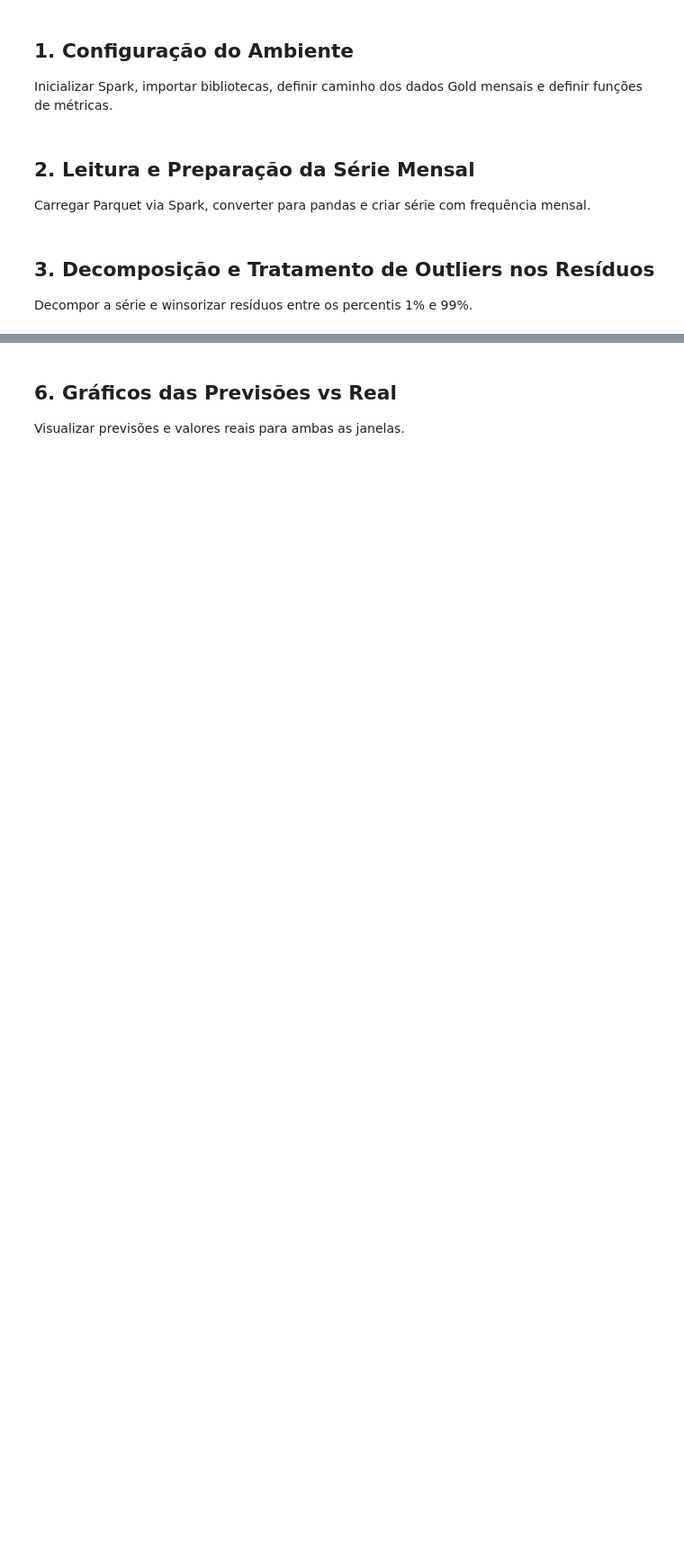
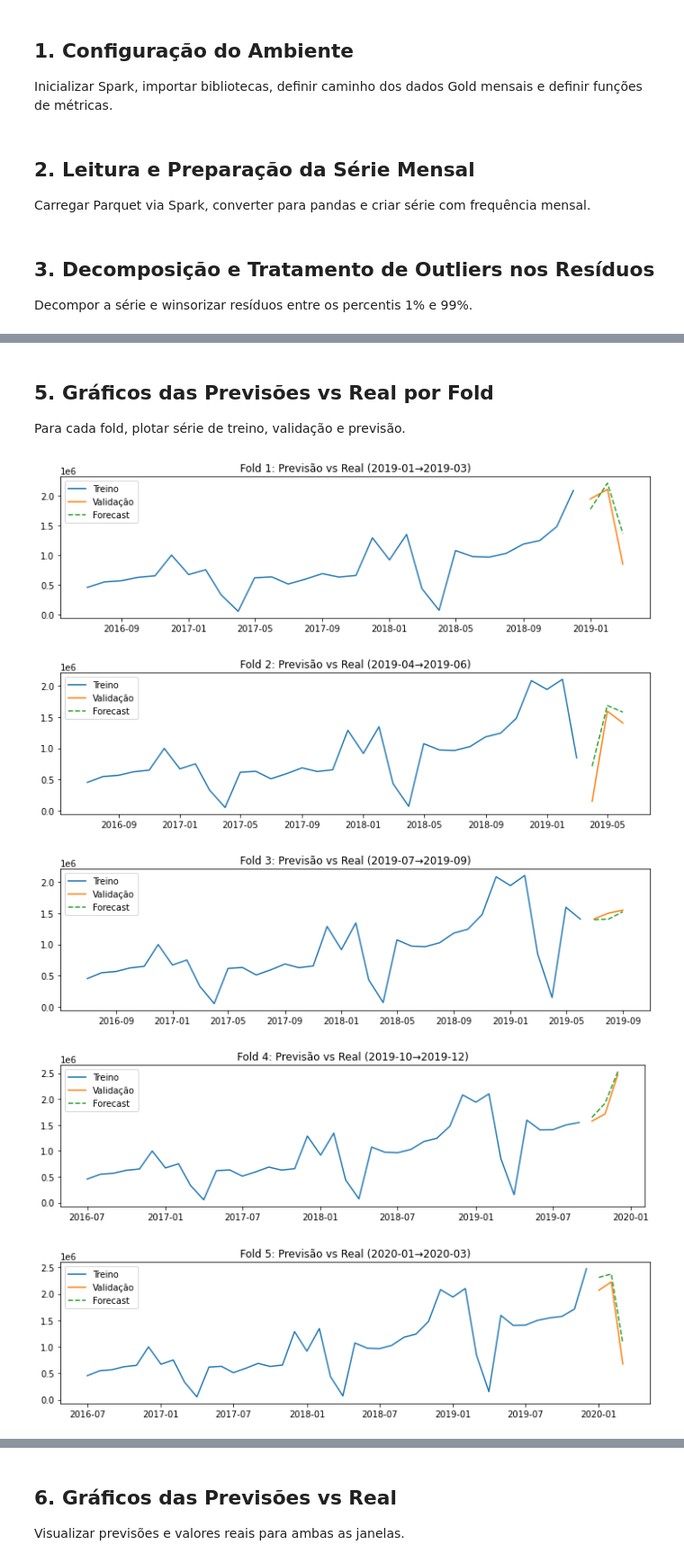
Before and after one commit to victorvanazzi/sales-demand-forecasting, a Jupyter notebook: notebooks/03b_modelagem_sarima.ipynb, the cells around one changed output, grey strips where cells are left out. Shown at 90% size. Cells and saved outputs as stored; diff of their text form; code cells hidden in the pictures; blank space fills up the shorter version.

Commit message:
atualiza notebooks e README com validação cruzada temporal com expanding window

```diff
--- a/notebooks/03b_modelagem_sarima.ipynb
+++ b/notebooks/03b_modelagem_sarima.ipynb
@@ -126,0 +134,34 @@ R2:   -0.5361
+# %% [markdown]
+## 5. Gráficos das Previsões vs Real por Fold
+
+Para cada fold, plotar série de treino, validação e previsão.
+# %%
+for i, (train_end, val_start, val_end) in enumerate(folds, start=1):
+    train = series_adj[:train_end]
+    val   = series_adj[val_start:val_end]
+
+    model = SARIMAX(
+        train,
+        order=(1, 1, 1),
+        seasonal_order=(1, 1, 1, 12),
+        enforce_stationarity=False,
+        enforce_invertibility=False,
+        initialization='approximate_diffuse'
+    ).fit(disp=False)
+
+    forecast = model.forecast(steps=len(val))
+
+    plt.figure(figsize=(10, 3))
+    plt.plot(train.index, train, label='Treino')
+    plt.plot(val.index, val, label='Validação')
+    plt.plot(forecast.index, forecast, '--', label='Forecast')
+    plt.title(f'Fold {i}: Previsão vs Real ({val_start[:7]}→{val_end[:7]})')
+    plt.legend()
+    plt.tight_layout()
+    plt.show()
+# %% [output]
+[figure, added]
+[figure, added]
+[figure, added]
+[figure, added]
+[figure, added]
```
Also changed, not shown: parts of 14 cells of this notebook, 2 other files.
